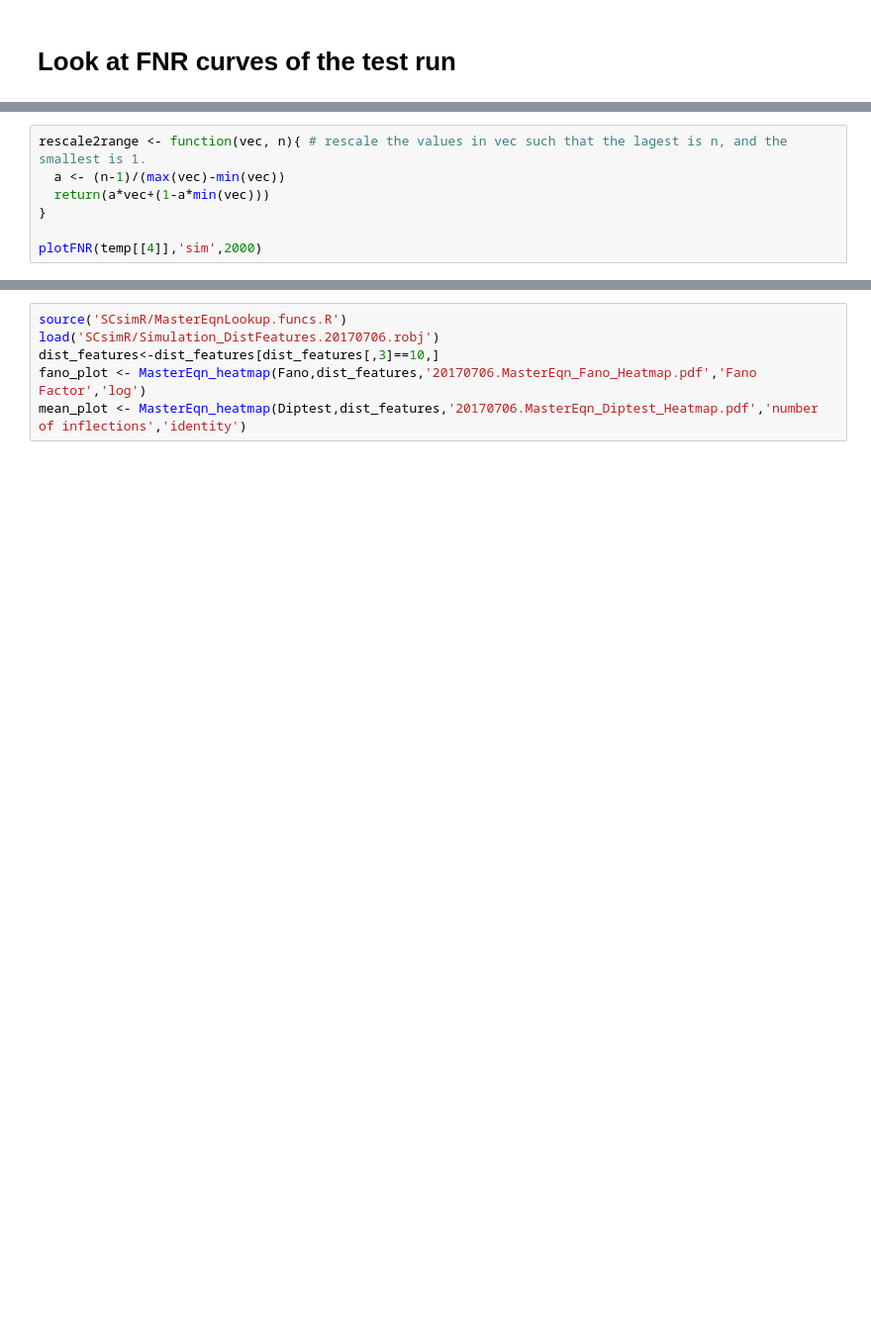
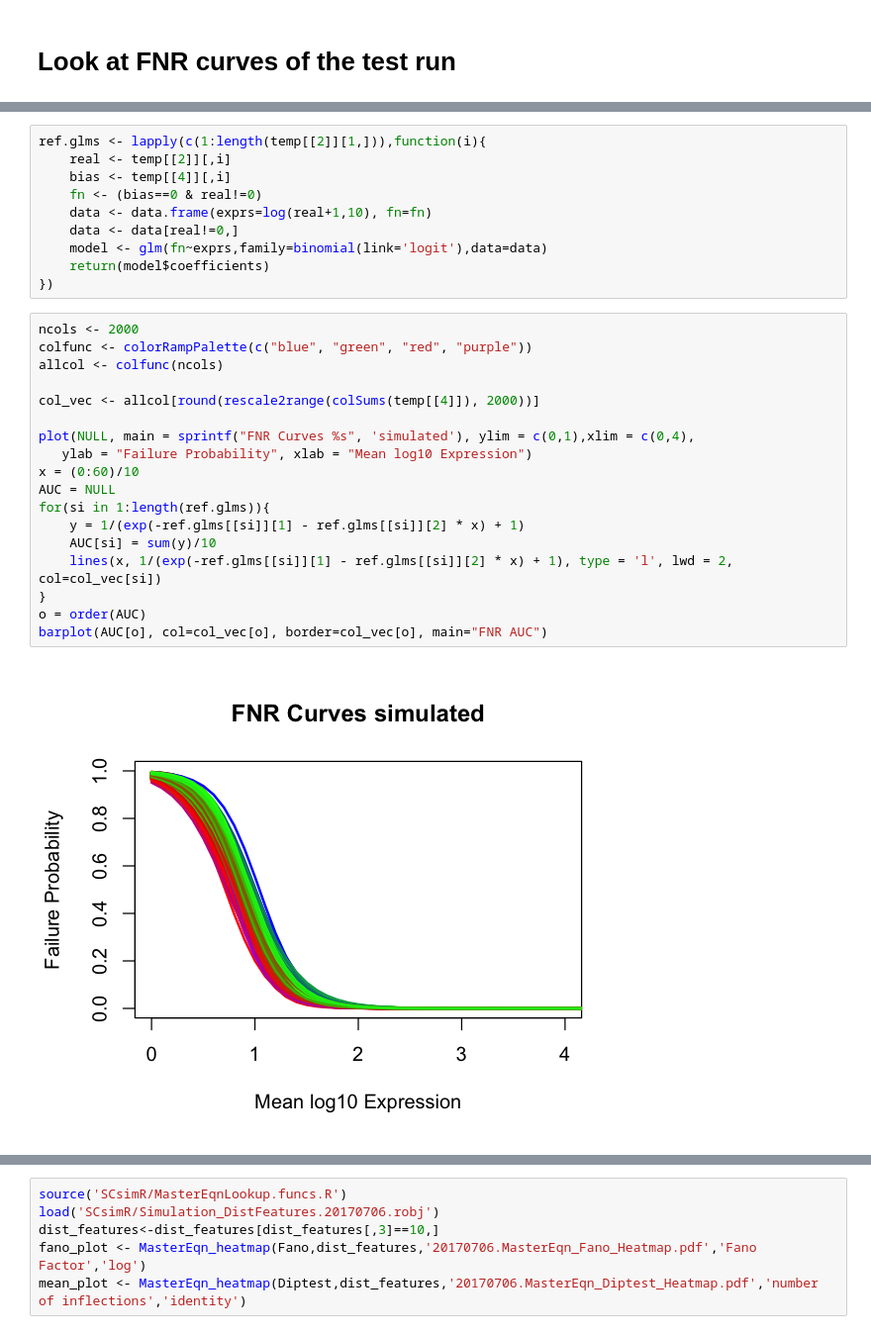
Before and after one commit to YosefLab/SymSim, a Jupyter notebook: Manual.ipynb, the cells around one changed output, grey strips where cells are left out. Shown at 99% size. Cells and saved outputs as stored; diff of their text form; blank space fills up the shorter version.

```diff
--- a/Manual.ipynb
+++ b/Manual.ipynb
@@ -103,7 +127,0 @@ Plotting the FNR curves for a 1000 by 1000 expression matrix, of a single popula
-# %%
-rescale2range <- function(vec, n){ # rescale the values in vec such that the lagest is n, and the smallest is 1.
-  a <- (n-1)/(max(vec)-min(vec))
-  return(a*vec+(1-a*min(vec)))
-}
-
-plotFNR(temp[[4]],'sim',2000)
@@ -152,0 +135,30 @@ plot(x=seq(1,1000,10),y=correlation[2,])
+# %%
+ref.glms <- lapply(c(1:length(temp[[2]][1,])),function(i){
+    real <- temp[[2]][,i]
+    bias <- temp[[4]][,i]
+    fn <- (bias==0 & real!=0)
+    data <- data.frame(exprs=log(real+1,10), fn=fn)
+    data <- data[real!=0,]
+    model <- glm(fn~exprs,family=binomial(link='logit'),data=data)
+    return(model$coefficients)
+})
+# %%
+ncols <- 2000
+colfunc <- colorRampPalette(c("blue", "green", "red", "purple"))
+allcol <- colfunc(ncols)
+
+col_vec <- allcol[round(rescale2range(colSums(temp[[4]]), 2000))]
+
+plot(NULL, main = sprintf("FNR Curves %s", 'simulated'), ylim = c(0,1),xlim = c(0,4),
+   ylab = "Failure Probability", xlab = "Mean log10 Expression")
+x = (0:60)/10
+AUC = NULL
+for(si in 1:length(ref.glms)){
+    y = 1/(exp(-ref.glms[[si]][1] - ref.glms[[si]][2] * x) + 1)
+    AUC[si] = sum(y)/10
+    lines(x, 1/(exp(-ref.glms[[si]][1] - ref.glms[[si]][2] * x) + 1), type = 'l', lwd = 2, col=col_vec[si])
+}
+o = order(AUC)
+barplot(AUC[o], col=col_vec[o], border=col_vec[o], main="FNR AUC")
+# %% [output]
+[figure, added]
```
Also changed, not shown: parts of 35 cells of this notebook, 8 other files.
